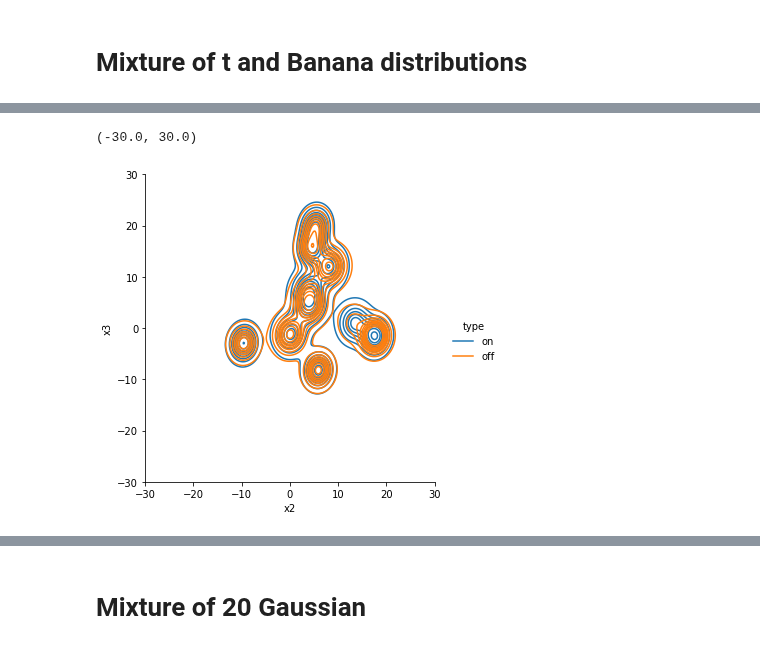
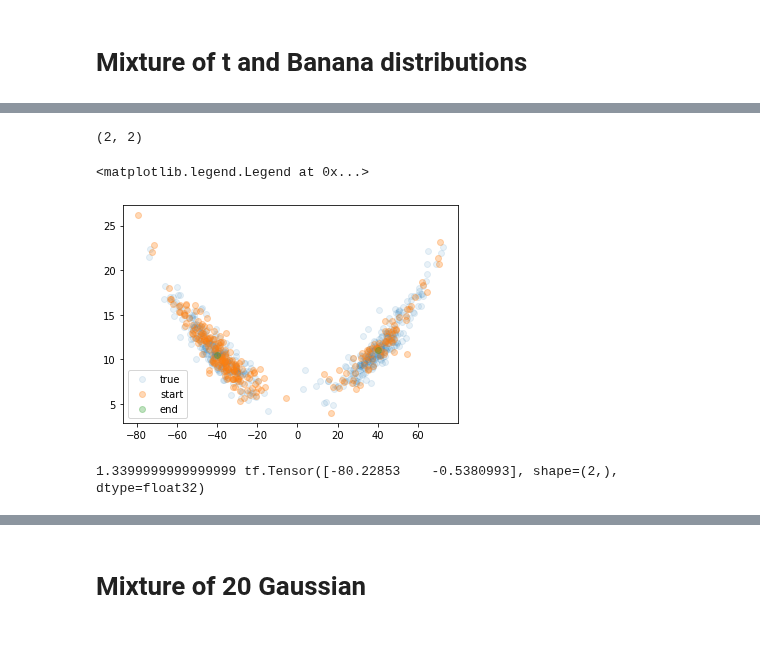
Before and after one commit to XingLLiu/u-stat-high-dim, a Jupyter notebook: ratios.ipynb, the cells around one changed output, grey strips where cells are left out. Cells and saved outputs as stored; diff of their text form; code cells hidden in the pictures.

```diff
--- a/ratios.ipynb
+++ b/ratios.ipynb
@@ -421,8 +344,32 @@ plt.ylim(-20, 50)
 # %%
-sns.displot(data=samples_df, x="x2", y="x3", kind="kde", hue="type")
-# sns.scatterplot(data=samples_df, x="x2", y="x3")
-plt.xlim(-30, 30)
-plt.ylim(-30, 30)
+# sns.displot(data=samples_df, x="x2", y="x3", kind="kde", hue="type")
+# sns.scatterplot(data=samples_df, x="x2", y="x3", hue="type")
+# plt.xlim(-30, 30)
+# plt.ylim(-30, 30)
-# %% [output]
-(-30.0, 30.0)
-[figure, removed]
+# %%
+# find modes
+ntrain = n // 2
+threshold = 1.
+sample_off_train, sample_off_test = samples_off[:ntrain, ], samples_off[ntrain:, ]
+
+#TODO start optim from samples
+start_pts = sample_off_train
+# merge modes
+# bfgs = run_bfgs(start_pts, log_prob_fn, verbose=True, tolerance=1e-18)
+# end_pts = bfgs.position.numpy()
+# len(end_pts)
+mode_list, hess_list = find_modes(start_pts, log_prob_fn, threshold=threshold)
+# %%
+len(mode_list), len(hess_list)
+# %% [output]
+(2, 2)
+# %%
+dim1, dim2 = 0, 1
+end_pts = tf.concat([tf.reshape(x, (1, -1)) for x in mode_list], axis=0).numpy()
+plt.scatter(samples_on_df[f"x{dim1}"], samples_on_df[f"x{dim2}"], label="true", alpha=0.1)
+plt.scatter(start_pts[:, dim1], start_pts[:, dim2], label="start", alpha=0.3)
+plt.scatter(end_pts[:, dim1], end_pts[:, dim2], label="end", alpha=.3)
+plt.legend()
+# %% [output]
+<matplotlib.legend.Legend at 0x...>
+[figure, added]
@@ -428,0 +443,23 @@ plt.ylim(-30, 30)
+# %%
+print(best_std, best_dir_vec)
+
+# run dynamic for T steps with test data and optimal params
+mh = RandomWalkMH(log_prob=log_prob_fn)
+
+sample_init_test = samples_off[ntrain:, ]
+# mh.run(steps=T, x_init=sample_init_test, std=best_std, dir_vec=best_dir_vec)
+
+# dist = models.create_mixture_gaussian_scaled(ratio=1.)
+# dist = models.create_mixture_t_banana(
+#     dim=dim, ratio=[1., 0.], loc=loc, b=b, nbanana=nbanana, scale=banana_scale)
+# sample_init_test = dist.sample(n-ntrain)
+mh.run(
+    steps=T, x_init=sample_init_test, std=best_std,
+    mode1=mode1, mode2=mode2,
+    hess1_sqrt=hess1_sqrt, hess2_sqrt=hess2_sqrt,
+    hess1_inv_sqrt=hess1_inv_sqrt, hess2_inv_sqrt=hess2_inv_sqrt)
+
+# get perturbed samples
+x_t = mh.x[-1, :, :].numpy()
+# %% [output]
+1.3399999999999999 tf.Tensor([-80.22853    -0.5380993], shape=(2,), dtype=float32)
```
Also changed, not shown: parts of 46 cells of this notebook, 2 other files.
